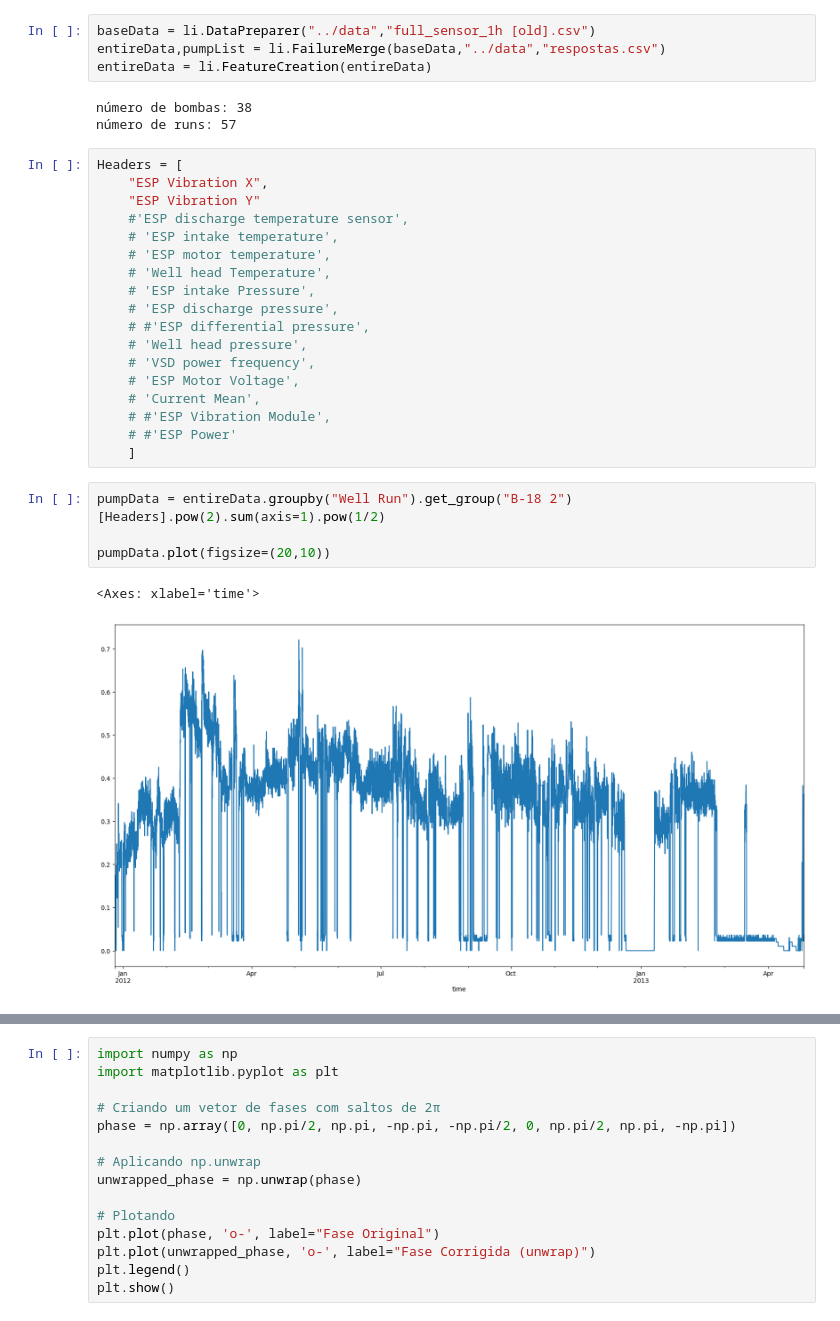
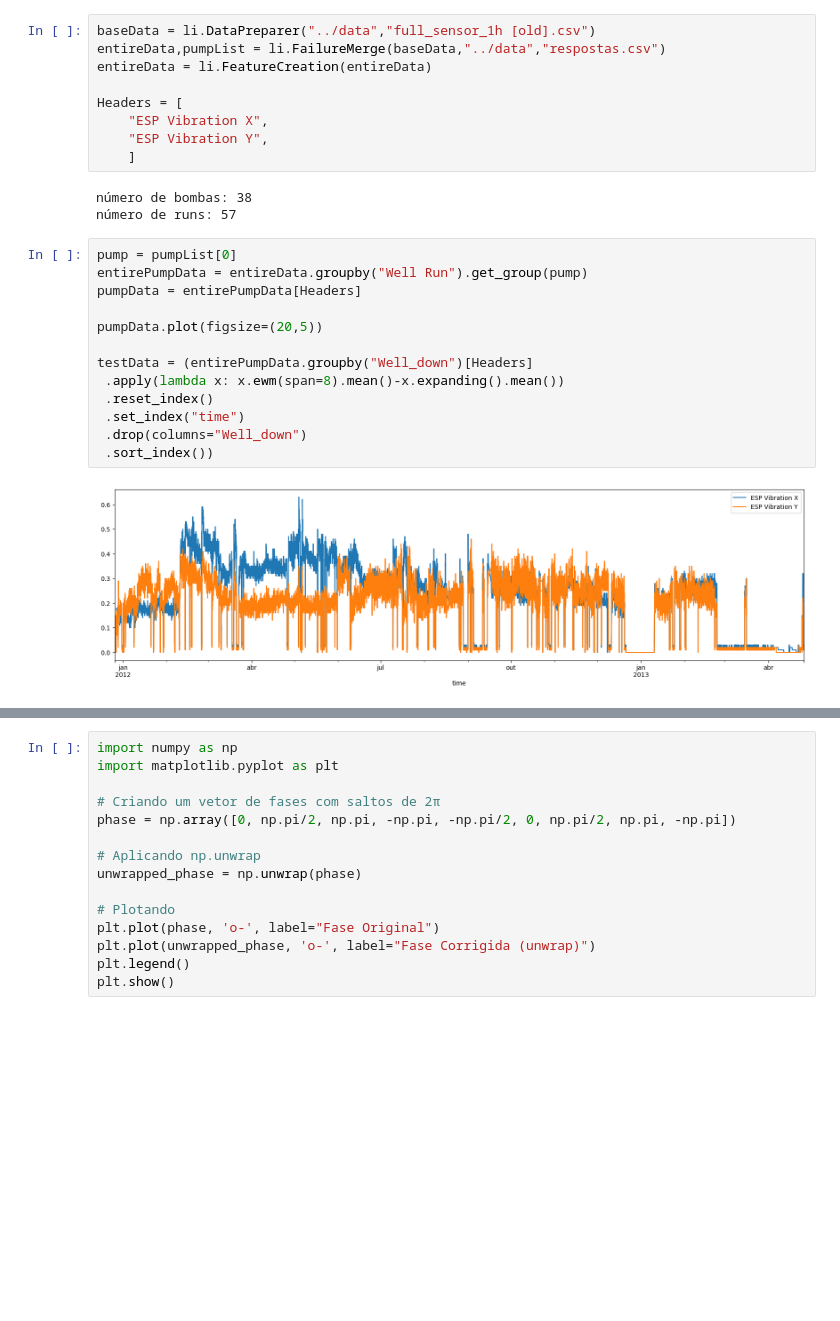
Before and after one commit to RL2-SP3/LISSA, a Jupyter notebook: examples/frequency.ipynb, the cells around one changed output, grey strips where cells are left out. Drawn from its saved outputs; the diff is of its cells as text; blank space fills up the shorter version.

```diff
--- a/examples/frequency.ipynb
+++ b/examples/frequency.ipynb
@@ -11,32 +11,27 @@ from scipy.signal import hilbert
 baseData = li.DataPreparer("../data","full_sensor_1h [old].csv")
 entireData,pumpList = li.FailureMerge(baseData,"../data","respostas.csv")
 entireData = li.FeatureCreation(entireData)
+
+Headers = [
+    "ESP Vibration X",
+    "ESP Vibration Y",
+    ]
 # %% [output]
 número de bombas: 38
 número de runs: 57
-# %%
-Headers = [
-    "ESP Vibration X",
-    "ESP Vibration Y"
-    #'ESP discharge temperature sensor',
-    # 'ESP intake temperature',
-    # 'ESP motor temperature',
-    # 'Well head Temperature',
-    # 'ESP intake Pressure',
-    # 'ESP discharge pressure',
-    # #'ESP differential pressure',
-    # 'Well head pressure',
-    # 'VSD power frequency',
-    # 'ESP Motor Voltage',
-    # 'Current Mean',
-    # #'ESP Vibration Module',
-    # #'ESP Power'
-    ]
-# %%
-pumpData = entireData.groupby("Well Run").get_group("B-18 2")[Headers].pow(2).sum(axis=1).pow(1/2)
-
-pumpData.plot(figsize=(20,10))
-# %% [output]
-<Axes: xlabel='time'>
-[figure, removed]
+# %%
+pump = pumpList[0]
+entirePumpData = entireData.groupby("Well Run").get_group(pump)
+pumpData = entirePumpData[Headers]
+
+pumpData.plot(figsize=(20,5))
+
+testData = (entirePumpData.groupby("Well_down")[Headers]
+ .apply(lambda x: x.ewm(span=8).mean()-x.expanding().mean())
+ .reset_index()
+ .set_index("time")
+ .drop(columns="Well_down")
+ .sort_index())
+# %% [output]
+[figure, added]
 # %%
```
Also changed, not shown: parts of 14 cells of this notebook, 2 other files.
